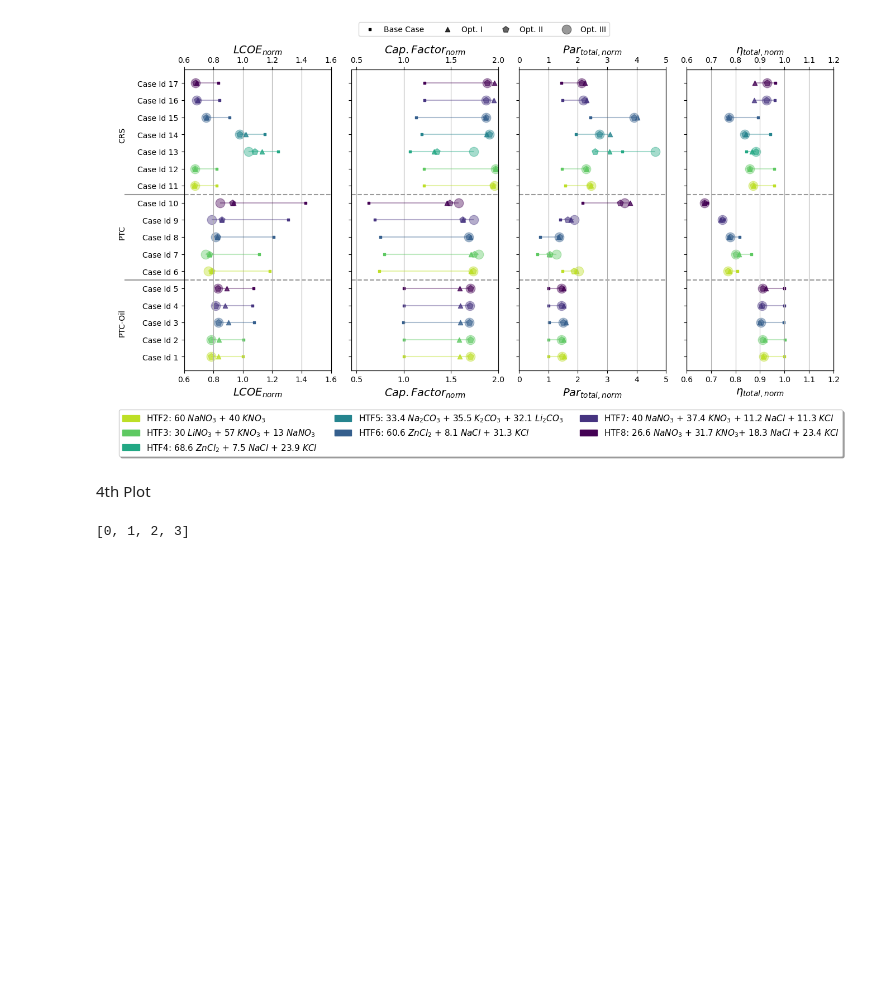
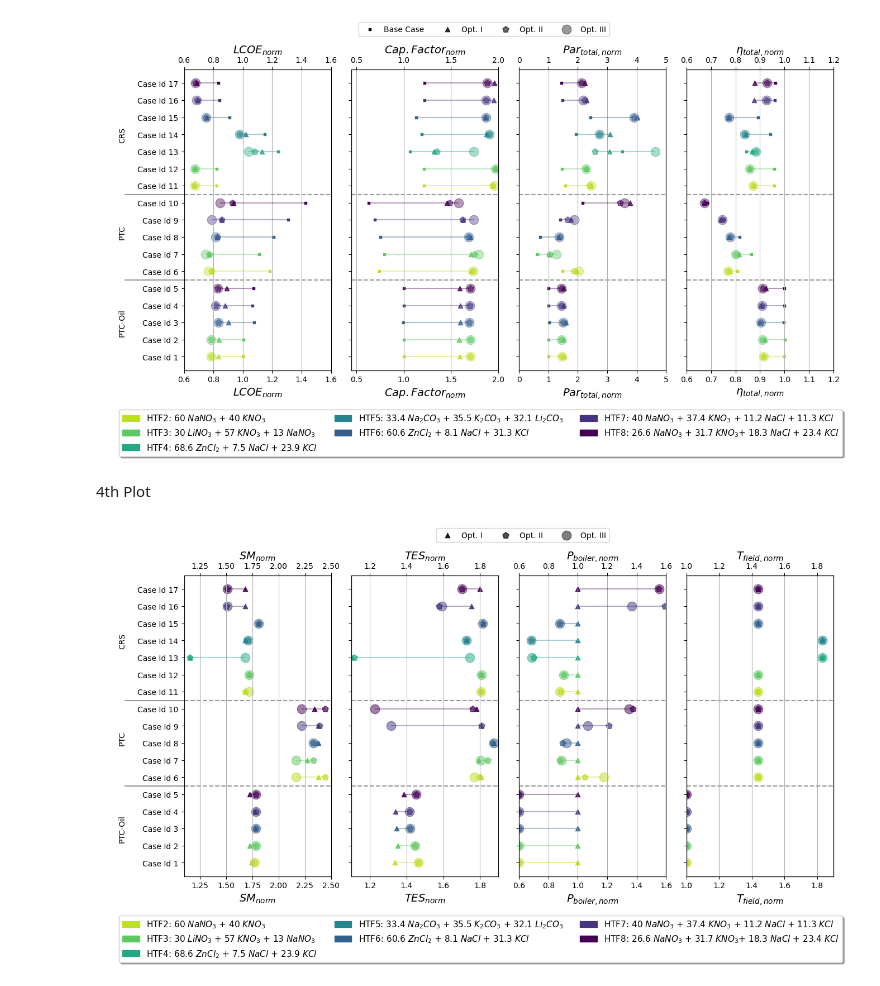
Before and after one commit to J-Cardemil/Dataviz, a Jupyter notebook: Lolipop/Paper_results_Salts_Base.ipynb, the cells around one changed output. Saved outputs shown, nothing was run; the diff lists cells and outputs as text; code cells hidden in the pictures; blank space fills up the shorter version.

Commit message:
salts plots

```diff
--- a/Lolipop/Paper_results_Salts_Base.ipynb
+++ b/Lolipop/Paper_results_Salts_Base.ipynb
@@ -265,11 +265,76 @@ plt.show()
 4th Plot
 # %%
 axes_4, xlim1_4, xlim2_4, var1_o1_4, var1_o2_4, var1_o3_4, var2_4 = ([0,1,2,3],
-                                   [0.8,0.8,0.6,0.9],
-                                   [2.1,2,1.8,2],
+                                   [1.1,1.1,0.6,1],
+                                   [2.5,1.9,1.6,1.9],
                                    ['SM_o1','TES_o1','P_b_n1','T_f_n1'],
                                    ['SM_o2','TES_o2','P_b_n2','T_f_n2'],
                                    ['SM_o3','TES_o3','P_b_n3','T_f_n2'],
-                                   [r'$LCOE_{norm}$',r'$Cap. Factor_{norm}$',r'$Par_{total,norm}$',r'$\eta_{total,norm}$'])
+                                   [r'$SM_{norm}$',r'$TES_{norm}$',r'$P_{boiler,norm}$',r'$T_{field,norm}$'])
-# %% [output]
-[0, 1, 2, 3]
+# %%
+fig4, ax4 = plt.subplots(nrows=1, ncols=4, sharey=True, figsize=(15,7))
+plt.subplots_adjust(wspace=0.14)
+
+for i in axes_4:
+    plt.axes(ax4[i])
+    ax4[i].set_xlim(xlim1_4[i],xlim2_4[i])
+    for j in my_range:
+        # These two lines are for lollipop
+        plt.hlines(y=my_range[j], xmin=min(df[var1_o1_4[i]][j], df[var1_o2_4[i]][j], df[var1_o3_4[i]][j]), xmax=max(df[var1_o1_4[i]][j], df[var1_o2_4[i]][j], df[var1_o3_4[i]][j]), alpha=0.4,color=c[j])
+        plt.scatter(df[var1_o1_4[i]][j], my_range[j], color=c[j], alpha=0.9,marker="^" ,s = 35, label='Optimization I')
+        plt.scatter(df[var1_o2_4[i]][j], my_range[j], color=c[j], alpha=0.7,marker="p" ,s = 70, label='Optimization II')
+        plt.scatter(df[var1_o3_4[i]][j], my_range[j], color=c[j], alpha=0.5,marker="o" ,s = 140, label='Optimization III')
+    plt.xlabel(var2_4[i], fontsize=fs_x)
+    plt.grid(axis='x')
+    plt.xticks(fontsize=fs_t)
+    ax0 = ax4[i].twiny()
+    ax0.set_xlim(ax4[i].get_xlim())
+    plt.xlabel(var2_4[i], fontsize=fs_x)
+    plt.xticks(fontsize=fs_t)
+
+h = 4.5
+delta = 5
+ax4[0].axhline(xmin=-0.4,xmax=0,y=h,c="gray",alpha=0.8,ls='-',zorder=0, clip_on=False)
+ax4[0].axhline(xmin=-0.4,xmax=0,y=h+delta,c="gray",alpha=0.8,ls='-',zorder=0, clip_on=False)
+for i in axes_2:
+    ax4[i].axhline(xmin=0,xmax=1,y=h,c="gray",alpha=0.8,ls='--',zorder=0, clip_on=False)
+    ax4[i].axhline(xmin=0,xmax=1,y=h+delta,c="gray",alpha=0.8,ls='--',zorder=0, clip_on=False)
+
+ax4[0].annotate('CRS',
+            xy=(40, 600),
+            xycoords='figure pixels',
+            horizontalalignment='left',
+            verticalalignment='top',
+            rotation=90)
+ax4[0].annotate('PTC',
+            xy=(40, 425),
+            xycoords='figure pixels',
+            horizontalalignment='left',
+            verticalalignment='top',
+            rotation=90)
+ax4[0].annotate('PTC-Oil',
+            xy=(40, 275),
+            xycoords='figure pixels',
+            horizontalalignment='left',
+            verticalalignment='top',
+            rotation=90)
+
+plt.yticks(my_range, df['Case'])
+
+ax_aux_2 = ax4[3].twiny()
+legend_salt = ax_aux_2.legend(handles=[S1_p,S2_p,S3_p,S4_p,S5_p,S6_p,S7_p], loc='lower center',
+           bbox_to_anchor=(-1.4, -0.3), fancybox=True, shadow=True, ncol=3, prop={'size': 11})
+
+markers_4 = ['^','p','o']
+markers_size_4 =[35, 70, 140]
+markers_alpha_4 = [0.9, 0.7,0.5]
+labels_4 = ['Opt. I','Opt. II','Opt. III']
+for s in range(3):
+    ax_aux_2.scatter([], [], marker = markers_4[s] ,color='k', label=labels_4[s], s = markers_size_4[s], alpha=markers_alpha_4[s])
+    plt.xticks([])
+leg_opt = ax_aux_2.legend(scatterpoints=1, frameon=True, labelspacing=1,bbox_to_anchor=(-0.5, 1.17),ncol =3)
+
+ax_aux_2.add_artist(legend_salt)
+plt.show()
+# %% [output]
+[figure, added]
```
